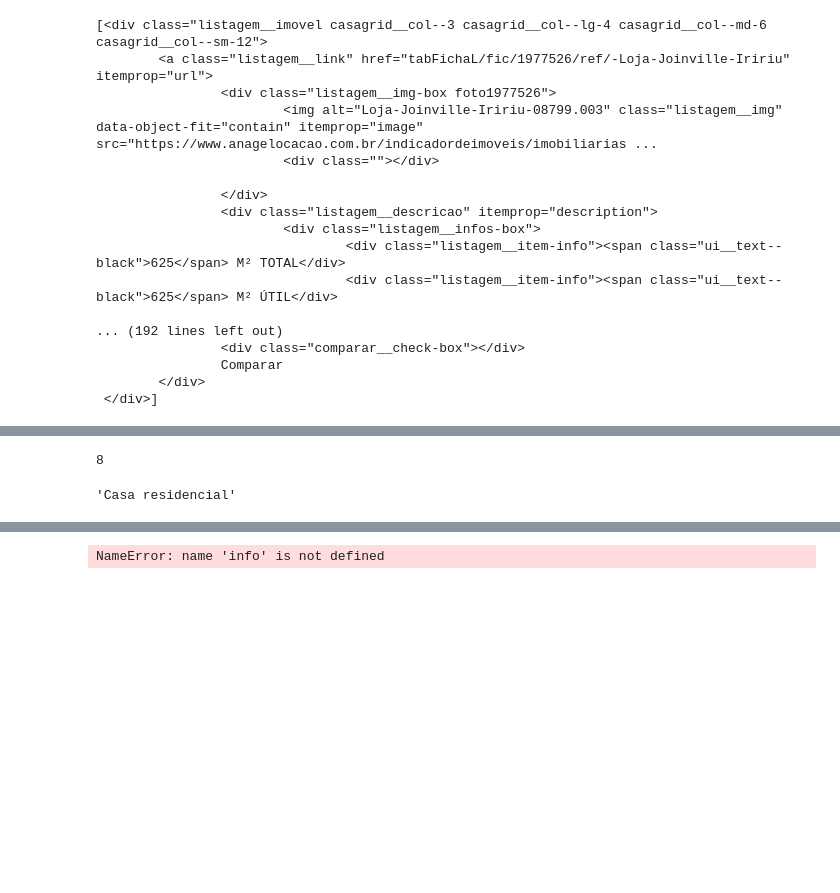
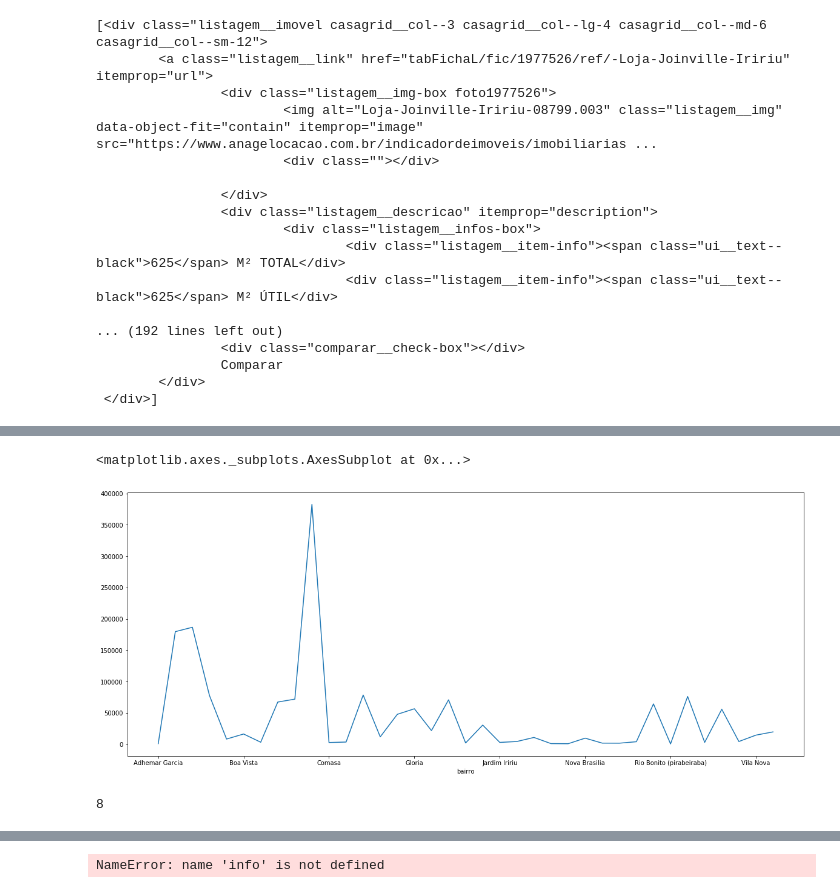
Before and after one commit to wilsonazer/house_prices, a Jupyter notebook: Anage.ipynb, the cells around one changed output, grey strips where cells are left out. Drawn from its saved outputs; the diff is of its cells as text; code cells hidden in the pictures; blank space fills up the shorter version.

```diff
--- a/Anage.ipynb
+++ b/Anage.ipynb
@@ -107,3 +207,9 @@ j=d.createElement(s),dl=l!='dataLayer'?'&l='+l:'';j.async=true;j.src=
+# %%
+ plt.figure(figsize=(20,8))
+df.groupby('bairro')['valor'].sum().plot()
+# %% [output]
+<matplotlib.axes._subplots.AxesSubplot at 0x...>
+[figure, added]
 # %%
 r = requests.get('https://www.anagelocacao.com.br/Quero-alugar/imoveis/TipoImovel/91501930/Cidade/joinville/Quarto/2/currentpage/1')
 # %%
@@ -114,8 +220,3 @@ listagem_imovel = soup.select('div[class*=listagem__imovel]')
 len(listagem_imovel)
 # %% [output]
 8
-# %%
-tipo = listagem_imovel[0].select('div[class*=imovel-descricao]')[0].string
-tipo
-# %% [output]
-'Casa residencial'
```
Also changed, not shown: parts of 29 cells of this notebook, 1 other file.
